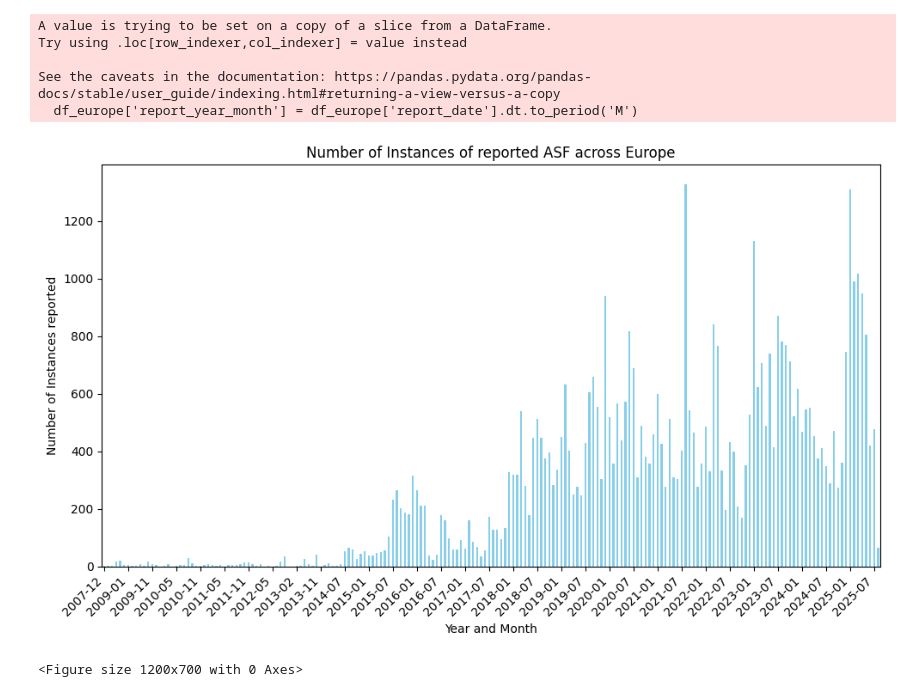
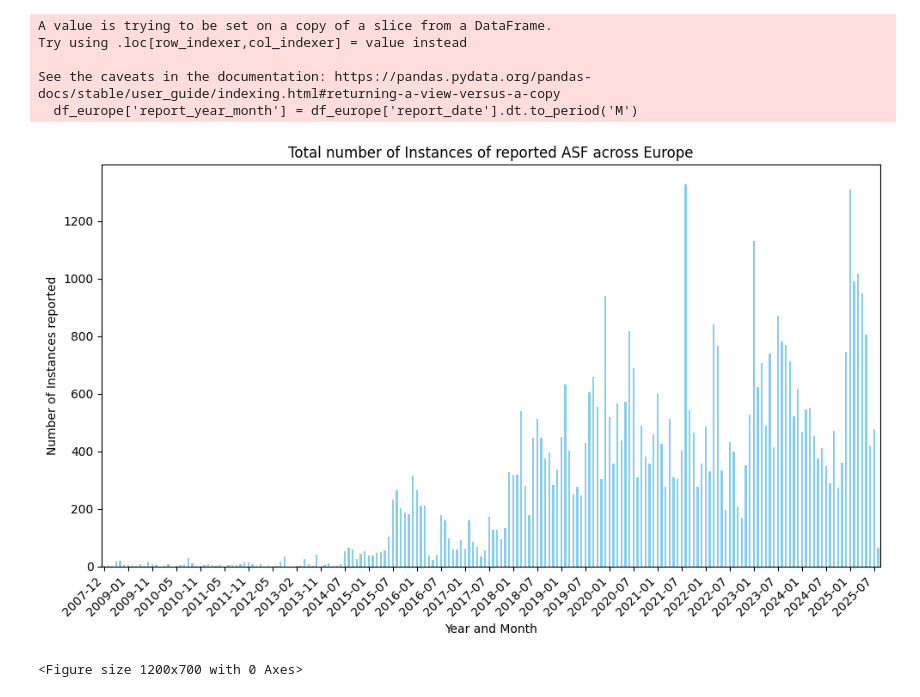
Before and after one commit to Dhp16/asf-investigation, a Jupyter notebook: ASF_Investigation.ipynb, the cells around one changed output. Cells and saved outputs as stored; diff of their text form; code cells hidden in the pictures.

```diff
--- a/ASF_Investigation.ipynb
+++ b/ASF_Investigation.ipynb
@@ -87,19 +87,19 @@ See the caveats in the documentation: https://pandas.pydata.org/pandas-docs/stab
 # %%
 year_month_counts = df_europe['report_year_month'].value_counts().sort_index()
 
 all_labels = year_month_counts.index.tolist()
 tick_locations = range(0, len(all_labels), 6)
 tick_labels = all_labels[::6]
 
 plt.figure(figsize=(10, 6))
 year_month_counts.plot(kind='bar', color='skyblue')
-plt.title('Number of Instances of reported ASF across Europe')
+plt.title('Total number of Instances of reported ASF across Europe')
 plt.xlabel('Year and Month')
 plt.ylabel('Number of Instances reported')
 plt.xticks(ticks=tick_locations, labels=tick_labels, rotation=45, ha='right')
 plt.tight_layout()
 # %% [output]
-[figure, old version]
+[figure, new version]
 # %%
 stacked_data = grouped_counts.unstack(fill_value=0)
 
```
Also changed, not shown: parts of 3 cells of this notebook, 2 other files.
